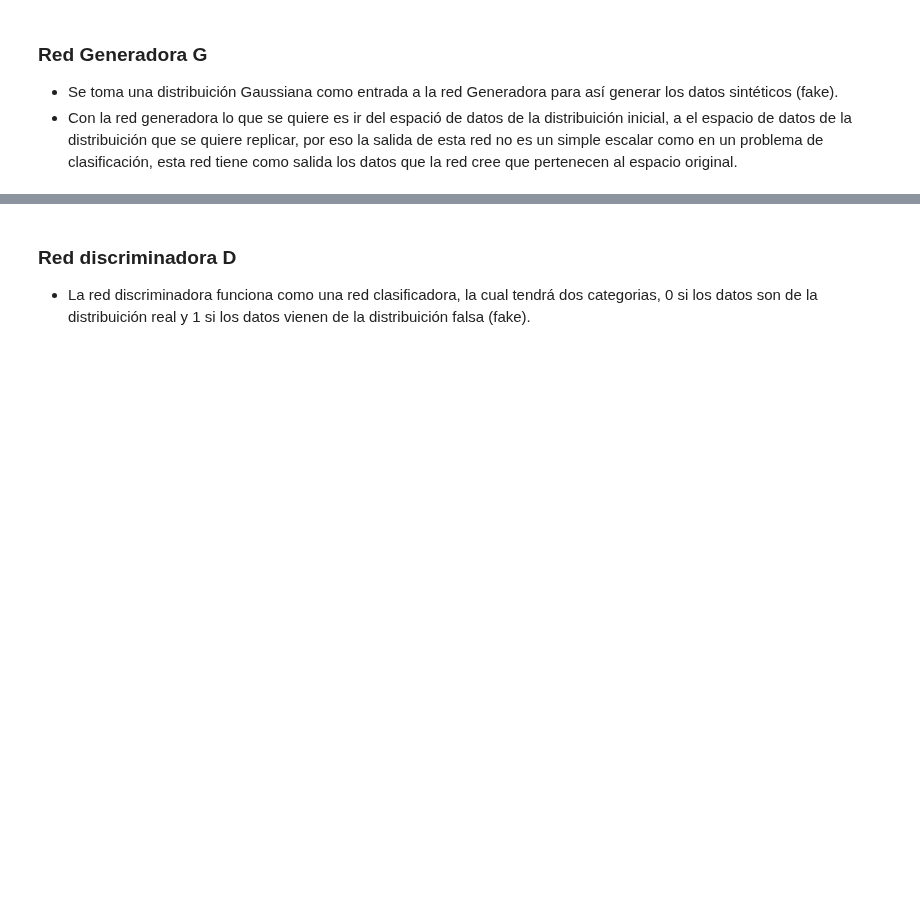
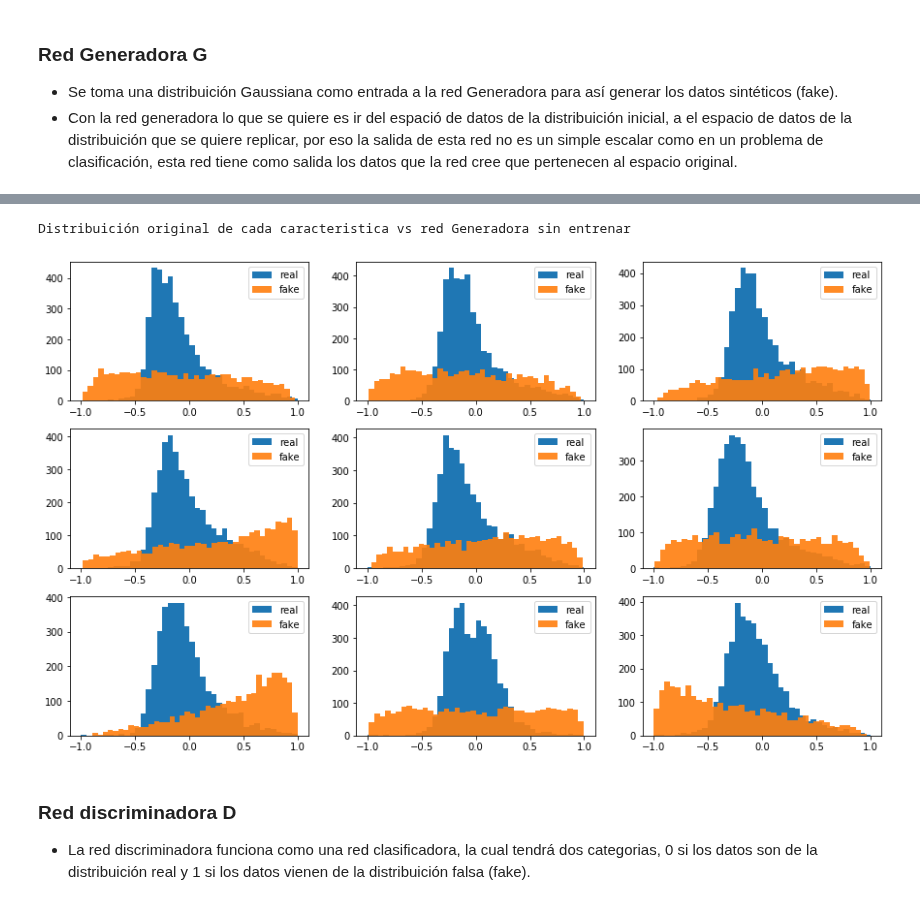
Before and after one commit to ejrueda/MasterUFPA, a Jupyter notebook: Proyectos/BioInformática/Understanding GAN's.ipynb, the cells around one changed output, grey strips where cells are left out. Cells and saved outputs as stored; diff of their text form; code cells hidden in the pictures; blank space fills up the shorter version.

```diff
--- a/Proyectos/BioInformática/Understanding GAN's.ipynb
+++ b/Proyectos/BioInformática/Understanding GAN's.ipynb
@@ -87,3 +111,16 @@ Dimension de los ejemplos generados: (50, 9)
+# %%
+plt.figure(figsize=(15,9))
+print("Distribuición original de cada caracteristica vs red Generadora sin entrenar")
+for col in range(X_train.shape[1]):
+    aux_real = X_train.iloc[:,col]
+    aux_fake = data_fake[:,col]
+    plt.subplot(3,3,col+1)
+    plt.hist(aux_real, bins=40, label="real",)
+    plt.hist(aux_fake, bins=40, label="fake", alpha=0.9)
+    plt.legend()
+# %% [output]
+Distribuición original de cada caracteristica vs red Generadora sin entrenar
+[figure, added]
 # %% [markdown]
 ### Red discriminadora D
 - La red discriminadora funciona como una red clasificadora, la cual tendrá dos categorias, 0 si los datos son de la distribuición real y 1 si los datos vienen de la distribuición falsa (fake).
```
Also changed, not shown: parts of 16 cells of this notebook.
